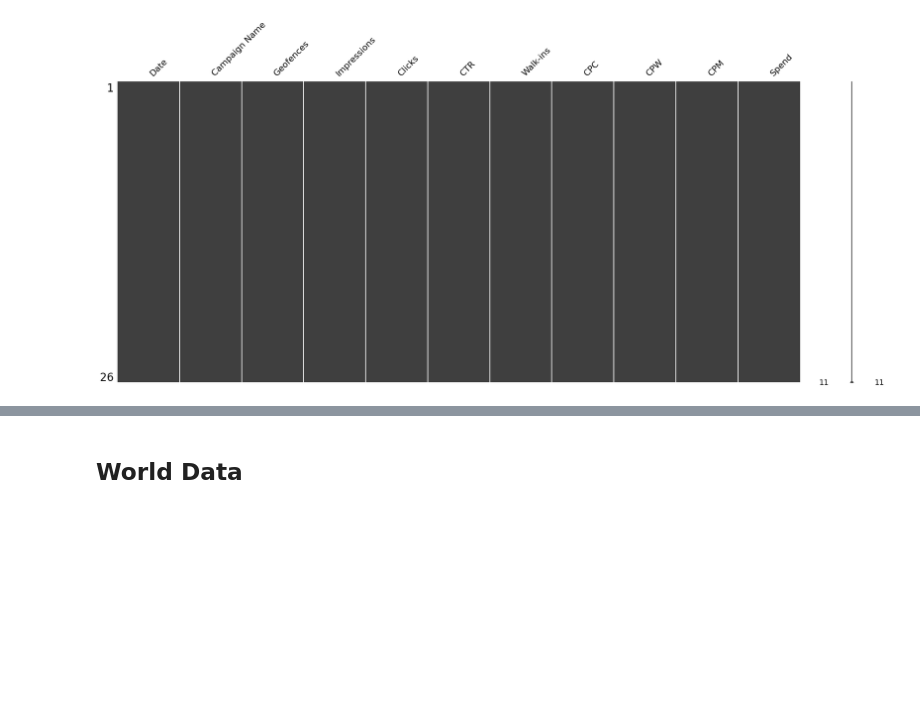
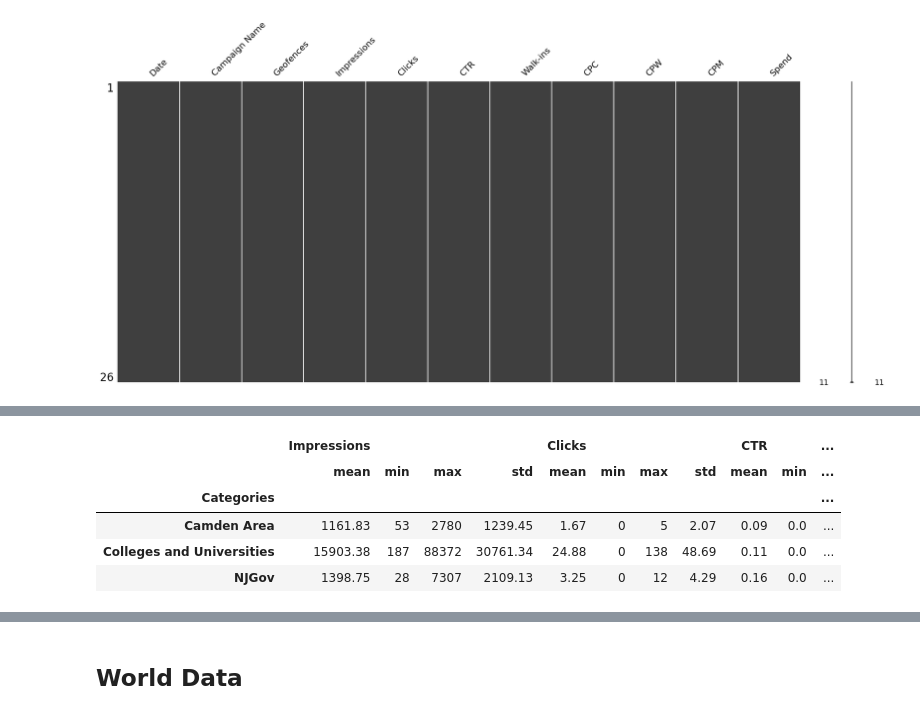
Before and after one commit to ewattudo/datamanagement, a Jupyter notebook: PS1.ipynb, the cells around one changed output, grey strips where cells are left out. Saved outputs shown, nothing was run; the diff lists cells and outputs as text; code cells hidden in the pictures; blank space fills up the shorter version.

```diff
--- a/PS1.ipynb
+++ b/PS1.ipynb
@@ -243,0 +303,9 @@ msno.matrix(Geofence)
+# %%
+Geofence[['Categories','Impressions', 'Clicks','CTR','Spend']].groupby('Categories').agg(['mean', 'min','max','std']).round(2)
+# %% [output]
+|  | Impressions |  |  |  | Clicks |  |  |  | CTR |  | ... |
+|  | mean | min | max | std | mean | min | max | std | mean | min | ... |
+| Categories |  |  |  |  |  |  |  |  |  |  | ... |
+| Camden Area | 1161.83 | 53 | 2780 | 1239.45 | 1.67 | 0 | 5 | 2.07 | 0.09 | 0.0 | ... |
+| Colleges and Universities | 15903.38 | 187 | 88372 | 30761.34 | 24.88 | 0 | 138 | 48.69 | 0.11 | 0.0 | ... |
+| NJGov | 1398.75 | 28 | 7307 | 2109.13 | 3.25 | 0 | 12 | 4.29 | 0.16 | 0.0 | ... |
```
Also changed, not shown: parts of 10 cells of this notebook.
